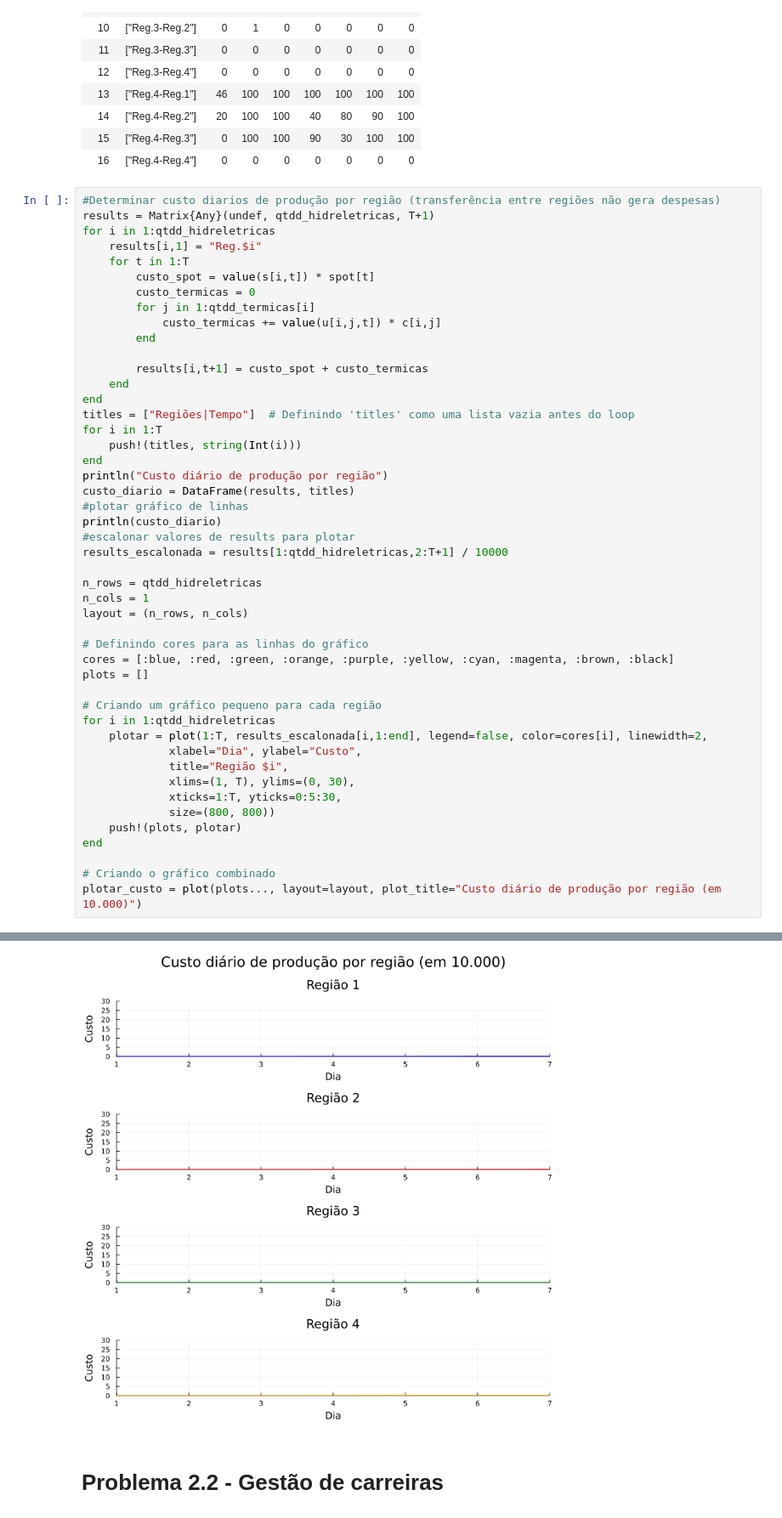
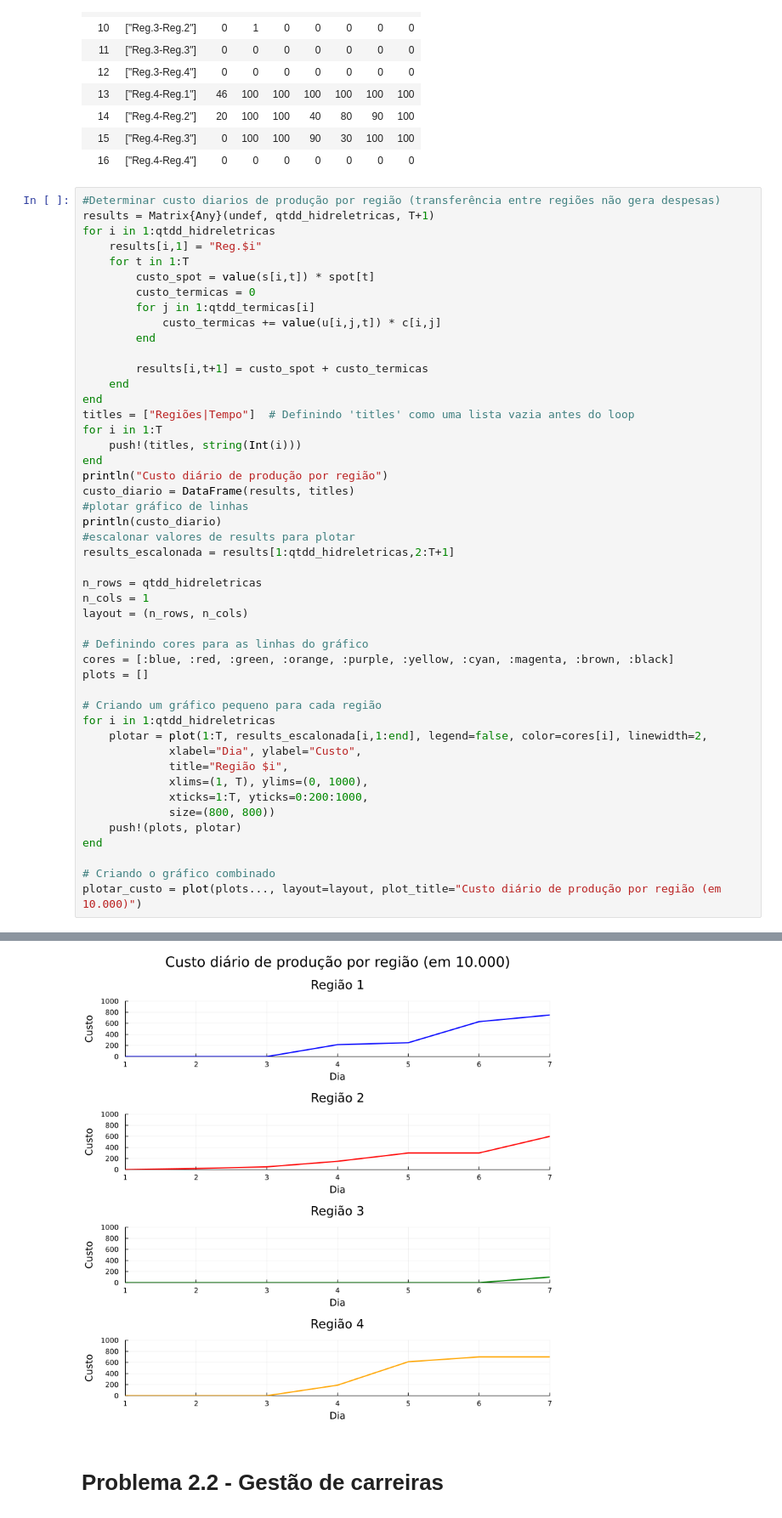
Before and after one commit to dandanjacob/PLI, a Jupyter notebook: implementacoes.ipynb, the cells around one changed output, grey strips where cells are left out. Shown at 85% size. Saved outputs shown, nothing was run; the diff lists cells and outputs as text.

Commit message:
fixing graph 2.1

```diff
--- a/implementacoes.ipynb
+++ b/implementacoes.ipynb
@@ -636,40 +636,40 @@ custo_diario = DataFrame(results, titles)
 #plotar gráfico de linhas
 println(custo_diario)
 #escalonar valores de results para plotar
-results_escalonada = results[1:qtdd_hidreletricas,2:T+1] / 10000
+results_escalonada = results[1:qtdd_hidreletricas,2:T+1]
 
 n_rows = qtdd_hidreletricas
 n_cols = 1
 layout = (n_rows, n_cols)
 
 # Definindo cores para as linhas do gráfico
 cores = [:blue, :red, :green, :orange, :purple, :yellow, :cyan, :magenta, :brown, :black]
 plots = []
 
 # Criando um gráfico pequeno para cada região
 for i in 1:qtdd_hidreletricas
     plotar = plot(1:T, results_escalonada[i,1:end], legend=false, color=cores[i], linewidth=2,
              xlabel="Dia", ylabel="Custo",
              title="Região $i",
-             xlims=(1, T), ylims=(0, 30),
-             xticks=1:T, yticks=0:5:30,
+             xlims=(1, T), ylims=(0, 1000),
+             xticks=1:T, yticks=0:200:1000,
              size=(800, 800))
     push!(plots, plotar)
 end
 
 # Criando o gráfico combinado
 plotar_custo = plot(plots..., layout=layout, plot_title="Custo diário de produção por região (em 10.000)")
 # %% [output]
 Custo diário de produção por região
 4×8 DataFrame
  Row │ Regiões|Tempo  1    2     3     4      5      6      7
      │ Any            Any  Any   Any   Any    Any    Any    Any
 ─────┼────────────────────────────────────────────────────────────
    1 │ Reg.1          0.0  0.0   0.0   215.0  250.0  630.0  750.0
    2 │ Reg.2          0.0  19.5  50.0  150.0  300.0  300.0  600.0
    3 │ Reg.3          0.0  0.0   0.0   0.0    0.0    0.0    100.0
    4 │ Reg.4          0.0  0.0   0.0   190.0  612.5  700.0  700.0
-[figure, old version]
+[figure, new version]
 # %% [markdown]
 # Problema 2.2 - Gestão de carreiras
 # %%
```
Also changed, not shown: parts of 1 cell of this notebook.
